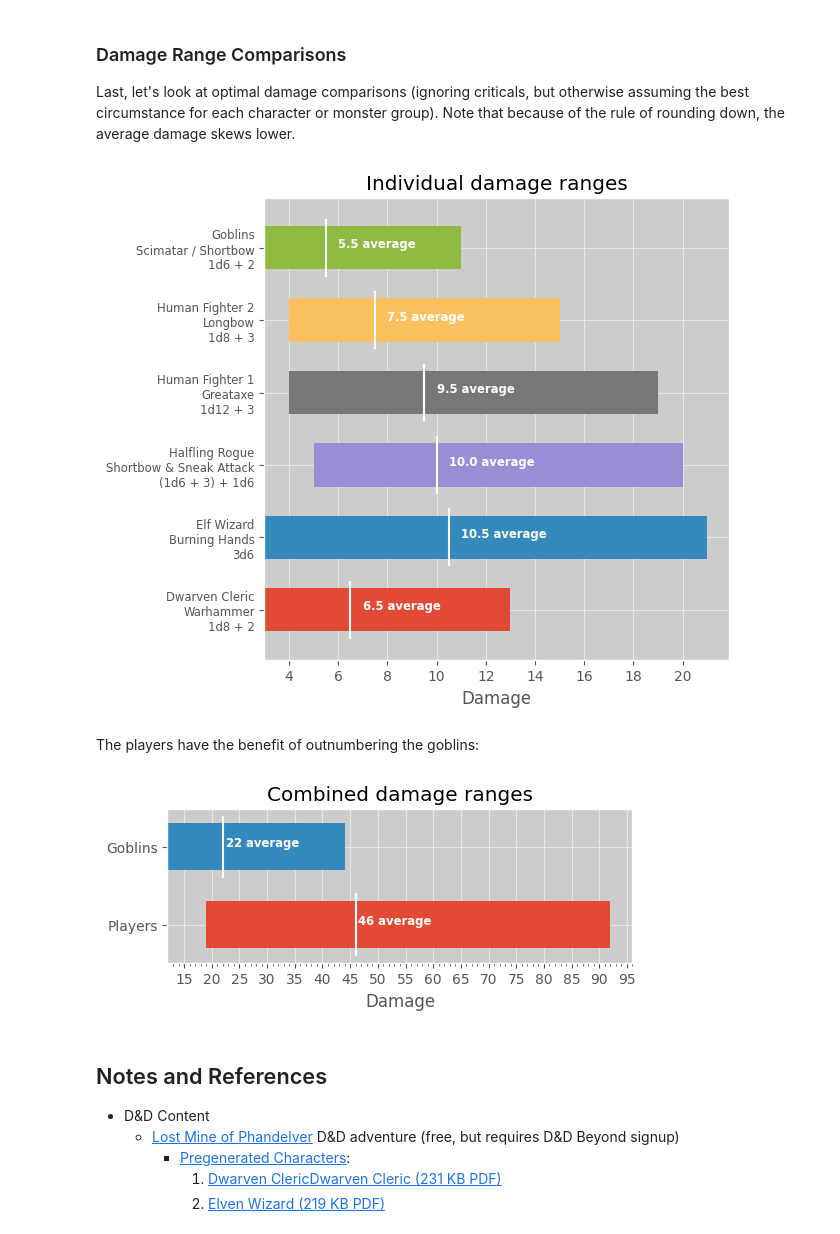
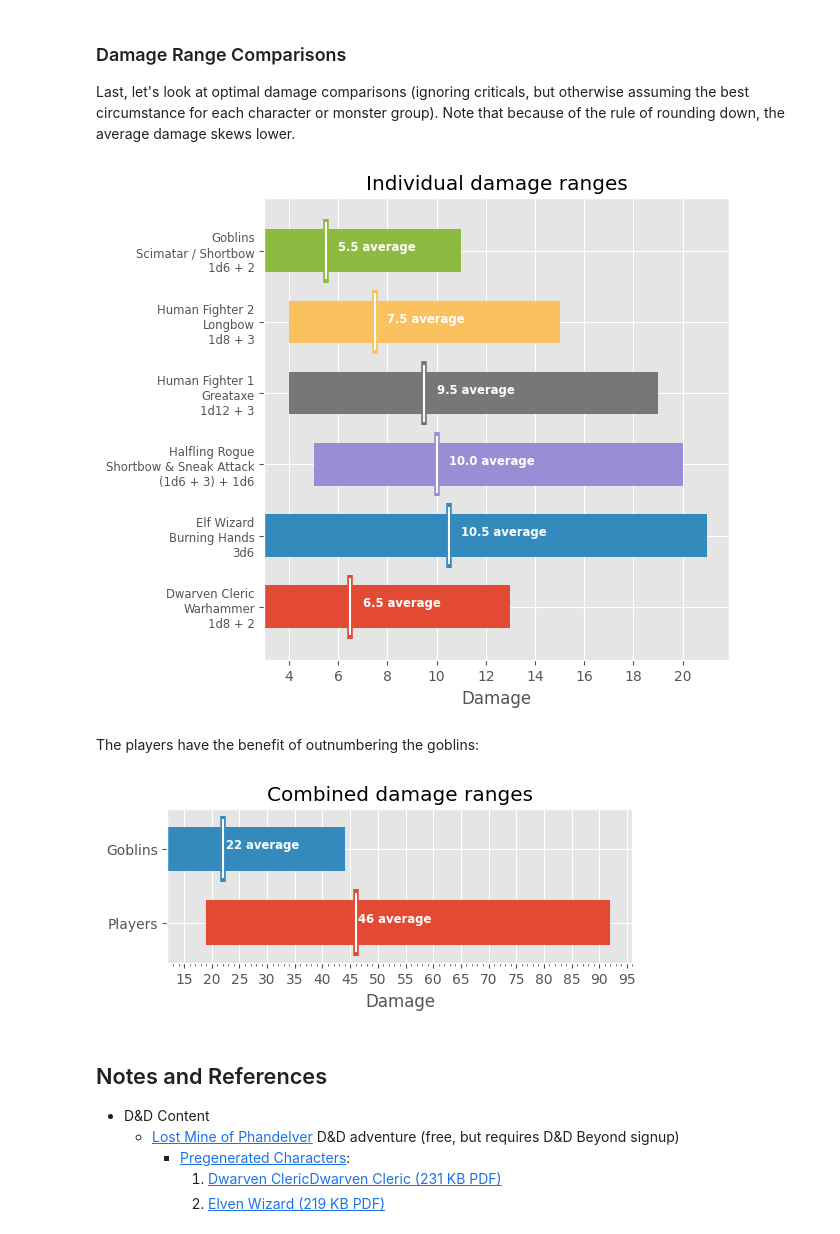
Before and after one commit to TimidRobot/dnd_probabilities, a Jupyter notebook: phandelver_probabilities.ipynb, the cells around one changed output. Drawn from its saved outputs; the diff is of its cells as text; code cells hidden in the pictures.

Commit message:
add dice() function and add "border" to average lines

```diff
--- a/phandelver_probabilities.ipynb
+++ b/phandelver_probabilities.ipynb
@@ -255,6 +287,8 @@ ax2.set_ylim(ax1.get_ylim())  # use same scale for both axes
 
 Initiative, for everyone involved in this encounter, uses a single die with a flat probability plot (boring). However, I think the comparison between characters is interesting:
 # %%
+# d20 defined above
+
 initiative = [
     # Character, Initiative
     ("Dwarven Cleric\n-1 initiative", -1),
@@ -267,7 +301,7 @@ initiative = [
 
 initiative_arrays = []
 for _, modifier in initiative:
-    initiative_arrays.append(numpy.arange(1 + modifier, 21 + modifier))
+    initiative_arrays.append(d20 + modifier)
 
 # Initialize plot
 fig, ax = plot.subplots()
@@ -276,6 +310,7 @@ fig.set_size_inches(6, 4)
 for i, array in enumerate(initiative_arrays):
     x = i + 1
     ax.barh(x, array, height=0.6, left=array[0])
+    ax.vlines(array.mean(), x - 0.45, x + 0.45, color=f"C{i}", linewidth=4.0)
     ax.vlines(array.mean(), x - 0.4, x + 0.4, color="white")
     ax.annotate(
         f"{array.mean()} average",
@@ -298,7 +333,4 @@ ax.yaxis.set_major_locator(
 ax.yaxis.set_major_formatter(
     ticker.FixedFormatter([""] + [item[0] for item in initiative])
 )
-# Configure middle plot background and grid color
-ax.grid(color="0.9")
-ax.set_facecolor("0.8")
 # %% [output]
@@ -522,17 +562,19 @@ if probability_total > 100.001:
 
 Last, let's look at optimal damage comparisons (ignoring criticals, but otherwise assuming the best circumstance for each character or monster group). Note that because of the rule of rounding down, the average damage skews lower.
 # %%
+# dice() defined above
+
 # Create dataset: character, damage array
 damage = [
-    ("Dwarven Cleric\nWarhammer\n1d8 + 2", numpy.arange(3, 11)),
-    ("Elf Wizard\nBurning Hands\n3d6", numpy.arange(3, 19)),
+    ("Dwarven Cleric\nWarhammer\n1d8 + 2", dice("1d8 + 2")),
+    ("Elf Wizard\nBurning Hands\n3d6", dice("3d6")),
     (
         "Halfling Rogue\nShortbow & Sneak Attack\n(1d6 + 3) + 1d6",
-        numpy.arange(5, 16),
+        dice("2d6 + 3"),
     ),
-    ("Human Fighter 1\nGreataxe\n1d12 + 3", numpy.arange(4, 16)),
-    ("Human Fighter 2\nLongbow\n1d8 + 3", numpy.arange(4, 12)),
-    ("Goblins\nScimatar / Shortbow\n1d6 + 2", numpy.arange(3, 9)),
+    ("Human Fighter 1\nGreataxe\n1d12 + 3", dice("1d12 + 3")),
+    ("Human Fighter 2\nLongbow\n1d8 + 3", dice("1d8 + 3")),
+    ("Goblins\nScimatar / Shortbow\n1d6 + 2", dice("1d6 + 2")),
 ]
 
 # Initialize plot
@@ -542,6 +584,7 @@ fig.set_size_inches(6, 6)
 for i, (_, array) in enumerate(damage):
     x = i + 1
     ax.barh(x, array, height=0.6, left=array[0], label="x")
+    ax.vlines(array.mean(), x - 0.45, x + 0.45, color=f"C{i}", linewidth=4.0)
     ax.vlines(array.mean(), x - 0.4, x + 0.4, color="white")
     ax.annotate(
         f"{array.mean()} average",
@@ -565,11 +608,8 @@ ax.yaxis.set_major_formatter(
     ticker.FixedFormatter([""] + [item[0] for item in damage])
 )
 ax.yaxis.set_tick_params(labelsize="small")
-# Configure middle plot background and grid color
-ax.grid(color="0.9")
-ax.set_facecolor("0.8")
 # %% [output]
-[figure, old version]
+[figure, new version]
 # %% [markdown]
 The players have the benefit of outnumbering the goblins:
 # %%
@@ -583,37 +623,35 @@ damage = [
 fig, ax = plot.subplots()
 fig.set_size_inches(6, 2)
 
 for i, (_, array) in enumerate(damage):
     x = i + 1
     ax.barh(x, array, height=0.6, left=array[0])
+    ax.vlines(array.mean(), x - 0.45, x + 0.45, color=f"C{i}", linewidth=4.0)
     ax.vlines(array.mean(), x - 0.4, x + 0.4, color="white")
     ax.annotate(
         f"{array.mean():0.0f} average",
         (array.mean() + 0.5, x),
         color="white",
         fontsize="small",
         fontweight="bold",
         horizontalalignment="left",
     )
 
 # Confgure Title
 ax.set_title("Combined damage ranges")
 # Confgure X Axis
 ax.set_xlabel("Damage")
 ax.xaxis.set_major_locator(ticker.MaxNLocator(nbins=17, steps=(5, 10)))
 ax.xaxis.set_minor_locator(ticker.AutoMinorLocator())
 # Confgure Y Axis
 ax.yaxis.set_major_locator(
     ticker.FixedLocator(range(len(initiative_arrays) + 1))
 )
 ax.yaxis.set_major_formatter(
     ticker.FixedFormatter([""] + [item[0] for item in damage])
 )
-# Configure middle plot background and grid color
-ax.grid(color="0.9")
-ax.set_facecolor("0.8")
 # %% [output]
-[figure, old version]
+[figure, new version]
 # %% [markdown]
 ## Notes and References
 
```
Also changed, not shown: parts of 11 cells of this notebook.
